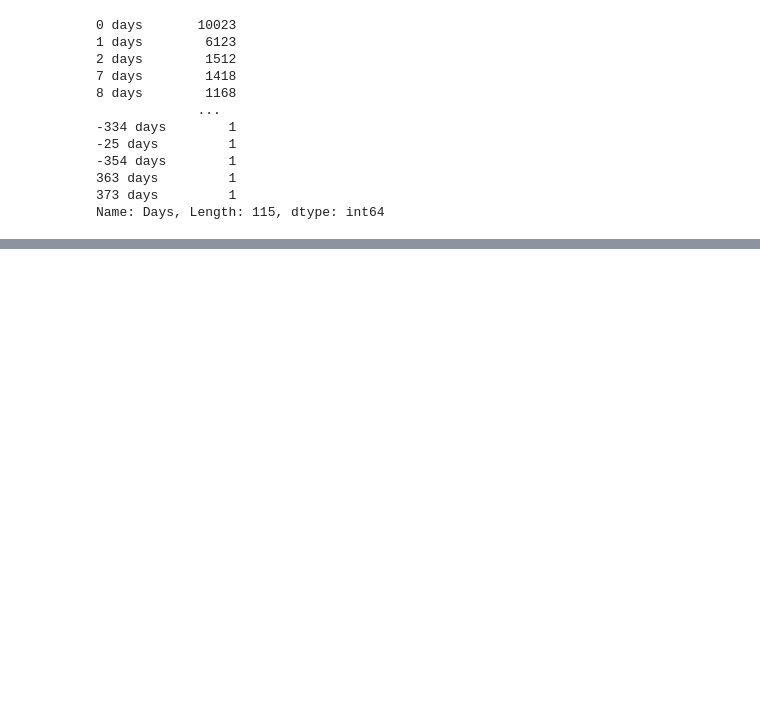
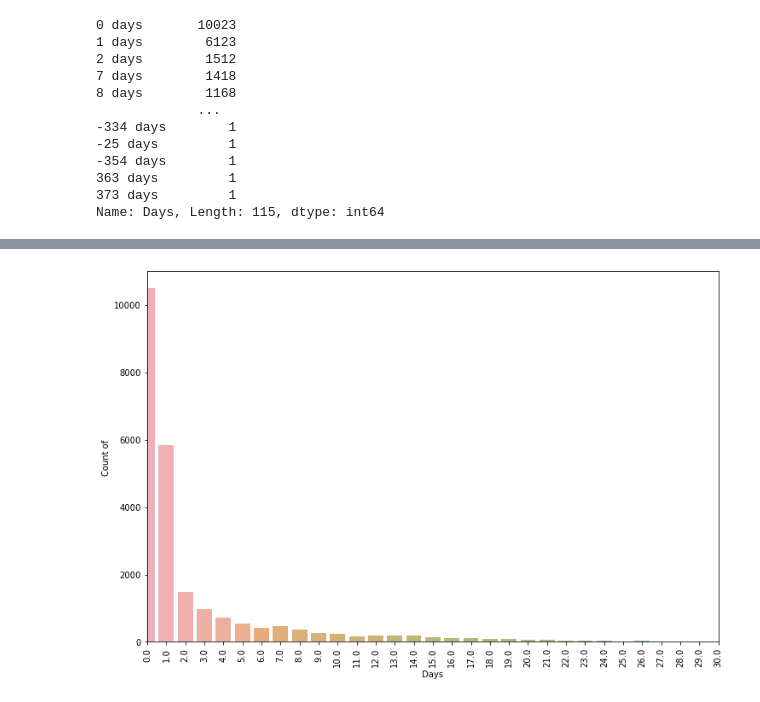
Before and after one commit to anishpai07/COVID-19-Vaccine-Adverse-Effects-VAERS-Analysis, a Jupyter notebook: VAERS Analysis.ipynb, the cells around one changed output, grey strips where cells are left out. Saved outputs shown, nothing was run; the diff lists cells and outputs as text; code cells hidden in the pictures; blank space fills up the shorter version.

```diff
--- a/VAERS Analysis.ipynb
+++ b/VAERS Analysis.ipynb
@@ -265,0 +287,2 @@ Name: Days, Length: 25496, dtype: float64
+# %%
+pfizer_v1['Days'] = pfizer_v1['Days'].apply(time_to_int)
@@ -265,0 +295,2 @@ Name: Days, Length: 25496, dtype: float64
+# %%
+pfizer_v1['Days'] =  pfizer_v1.loc[pfizer_v1['Days']>=0, 'Days']
@@ -265,0 +316,4 @@ Name: Days, Length: 25496, dtype: float64
+# %%
+pfizer_after_2020 = pfizer_v1['VAX_DATE'] >= vacc_date
+filtered_dates_p = pfizer_v1.loc[pfizer_after_2020]
+filtered_dates_p['Days'] = filtered_dates_p.loc[filtered_dates_p['Days']>=0, 'Days']
@@ -265,0 +326,11 @@ Name: Days, Length: 25496, dtype: float64
+# %%
+Y = filtered_dates_p['Days'].value_counts()
+plt.figure(figsize = (12,8))
+sns.barplot(Y.index, Y.values, alpha = 0.75)
+plt.xlim(0,30)
+plt.ylabel('Count of ')
+plt.xlabel('Days')
+plt.xticks(rotation = 'vertical')
+plt.show()
+# %% [output]
+[figure, added]
```
Also changed, not shown: parts of 30 cells of this notebook.
